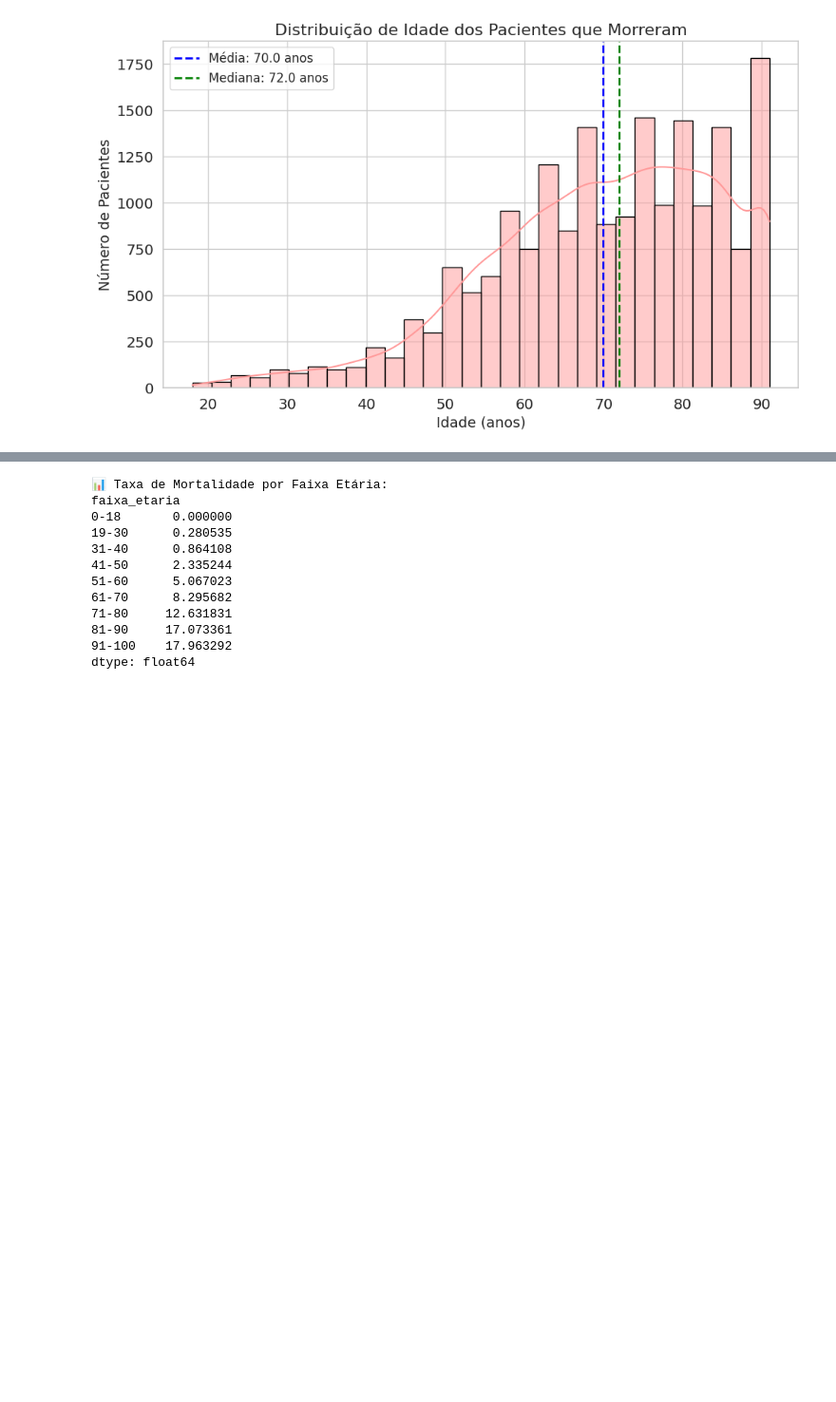
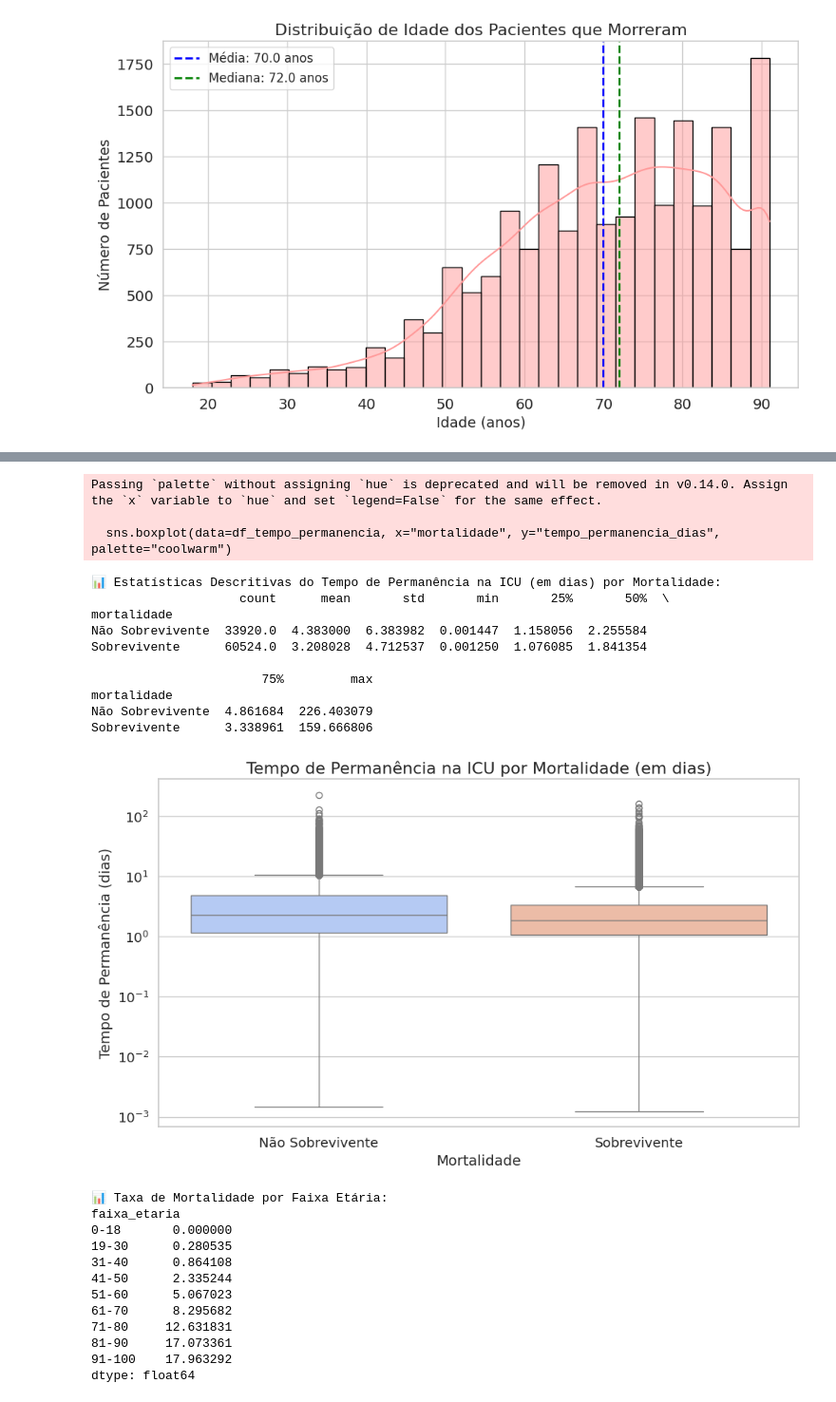
Before and after one commit to GabrielRolla/completa, a Jupyter notebook: dados.ipynb, the cells around one changed output, grey strips where cells are left out. Shown at 95% size. Saved outputs shown, nothing was run; the diff lists cells and outputs as text; code cells hidden in the pictures; blank space fills up the shorter version.

```diff
--- a/dados.ipynb
+++ b/dados.ipynb
@@ -200,3 +279,65 @@ Name: anchor_age, dtype: float64
+# %%
+# Consulta SQL para obter o tempo de permanência na ICU e a mortalidade
+query_tempo_permanencia_icu = """
+WITH tempo_permanencia AS (
+    SELECT
+        i.subject_id,
+        i.stay_id,
+        EXTRACT(EPOCH FROM (i.outtime - i.intime)) / 3600 AS tempo_permanencia_horas,
+        CASE
+            WHEN pm.categoria != 'Sobrevivente (≥ 1 ano pós-alta)' THEN 'Não Sobrevivente'
+            ELSE 'Sobrevivente'
+        END AS mortalidade
+    FROM mimiciv_icu.icustays i
+    LEFT JOIN pacientes_mortos pm ON i.subject_id = pm.subject_id
+    WHERE i.outtime IS NOT NULL AND i.intime IS NOT NULL
+)
+SELECT
+    mortalidade,
+    tempo_permanencia_horas
+FROM tempo_permanencia;
+"""
+
+# Executar a consulta SQL e carregar os dados no DataFrame
+df_tempo_permanencia = pd.read_sql(query_tempo_permanencia_icu, conn)
+
+# Ajustar o tempo de permanência de horas para dias
+df_tempo_permanencia['tempo_permanencia_dias'] = df_tempo_permanencia['tempo_permanencia_horas'] / 24
+
+# Exibir estatísticas descritivas com o tempo em dias
+print("\n📊 Estatísticas Descritivas do Tempo de Permanência na ICU (em dias) por Mortalidade:")
+print(df_tempo_permanencia.groupby("mortalidade")["tempo_permanencia_dias"].describe())
+
+# Criar o boxplot com o tempo em dias
+plt.figure(figsize=(10, 6))
+sns.boxplot(data=df_tempo_permanencia, x="mortalidade", y="tempo_permanencia_dias", palette="coolwarm")
+
+# Configurar o título e os rótulos
+plt.title("Tempo de Permanência na ICU por Mortalidade (em dias)", fontsize=16)
+plt.xlabel("Mortalidade", fontsize=14)
+plt.ylabel("Tempo de Permanência (dias)", fontsize=14)
+
+# Adicionar escala logarítmica no eixo Y (opcional, se houver outliers extremos)
+plt.yscale("log")
+
+# Melhorar o layout
+plt.tight_layout()
+plt.show()
+# %% [output]
+Passing `palette` without assigning `hue` is deprecated and will be removed in v0.14.0. Assign the `x` variable to `hue` and set `legend=False` for the same effect.
+
+  sns.boxplot(data=df_tempo_permanencia, x="mortalidade", y="tempo_permanencia_dias", palette="coolwarm")
+📊 Estatísticas Descritivas do Tempo de Permanência na ICU (em dias) por Mortalidade:
+                    count      mean       std       min       25%       50%  \
+mortalidade
+Não Sobrevivente  33920.0  4.383000  6.383982  0.001447  1.158056  2.255584
+Sobrevivente      60524.0  3.208028  4.712537  0.001250  1.076085  1.841354
+
+                       75%         max
+mortalidade
+Não Sobrevivente  4.861684  226.403079
+Sobrevivente      3.338961  159.666806
+[figure, added]
 # %%
 # Definir faixas etárias
 bins = [0, 18, 30, 40, 50, 60, 70, 80, 90, 100]
```
Also changed, not shown: parts of 7 cells of this notebook, 1 other file.
